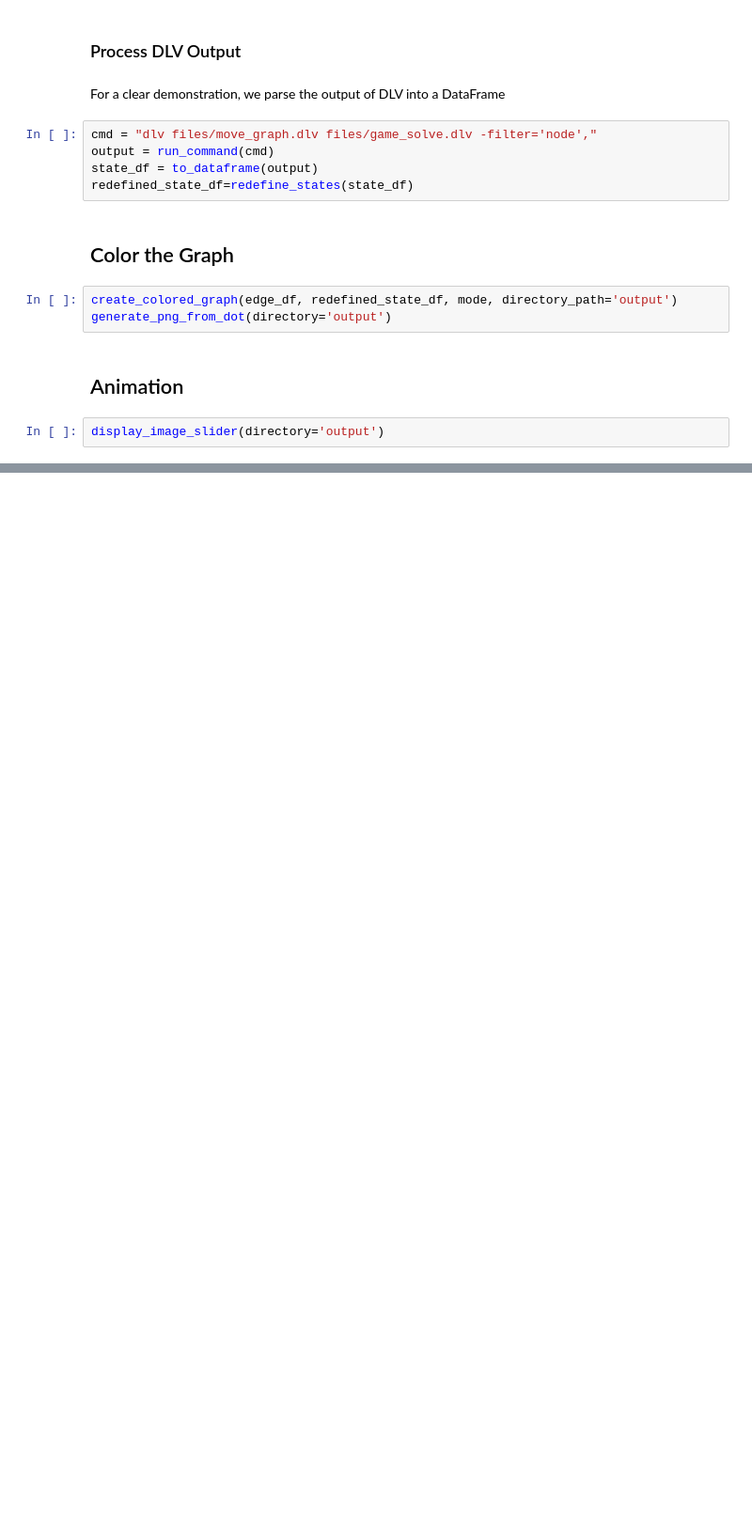
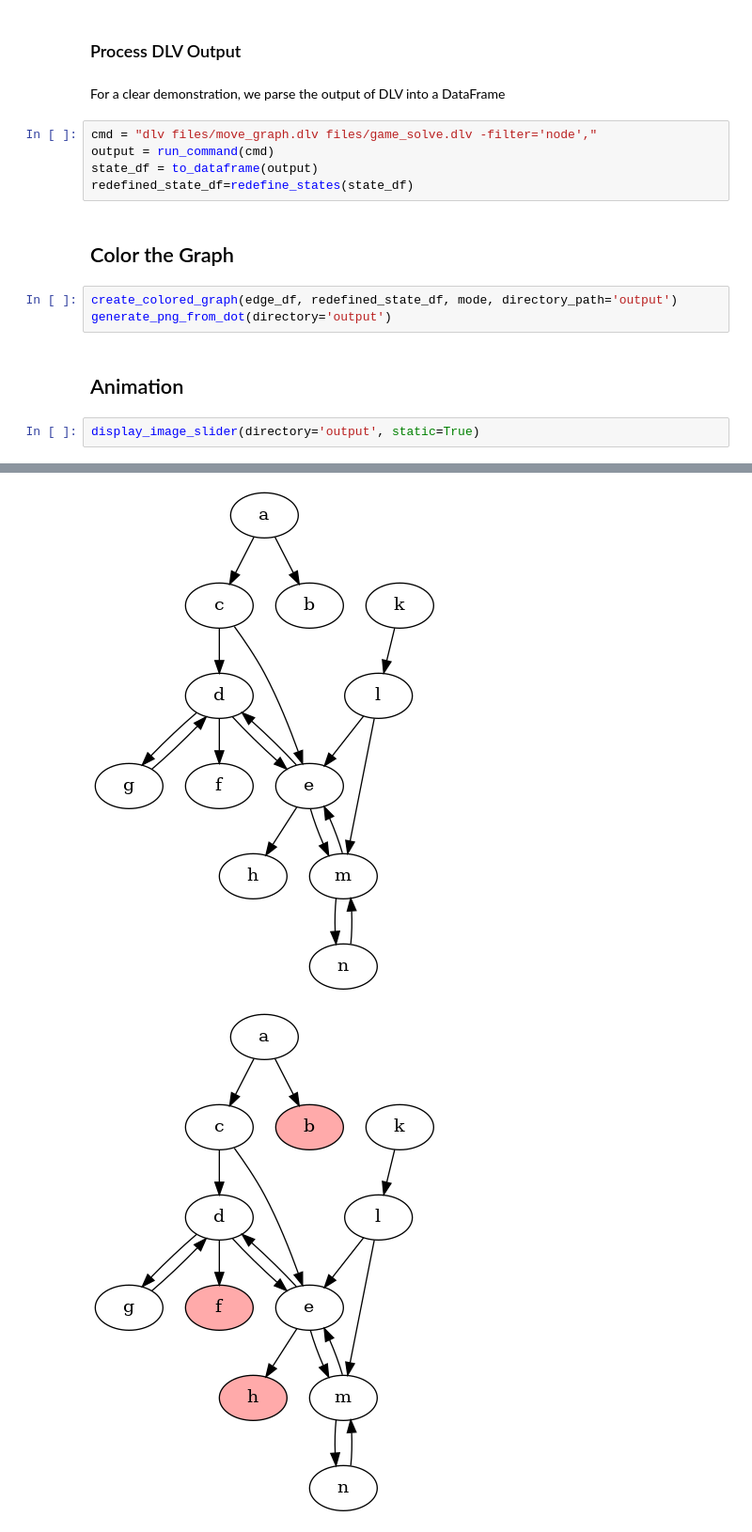
Before and after one commit to idaks/Games-and-Argumentation, a Jupyter notebook: XLoKR-2023/2-Statelog_version/demo_statelog_version.ipynb, the cells around one changed output, grey strips where cells are left out. Shown at 94% size. Saved outputs shown, nothing was run; the diff lists cells and outputs as text; blank space fills up the shorter version.

Commit message:
add static graph

```diff
--- a/XLoKR-2023/2-Statelog_version/demo_statelog_version.ipynb
+++ b/XLoKR-2023/2-Statelog_version/demo_statelog_version.ipynb
@@ -167,8 +167,10 @@ generate_png_from_dot(directory='output')
 # %% [markdown]
 ## Animation
 # %%
-display_image_slider(directory='output')
+display_image_slider(directory='output', static=True)
 # %% [output]
 HBox(children=(Button(description='Previous', style=ButtonStyle()), Button(description='Next', style=ButtonSty…
 [interactive output not drawn]
 [interactive output not drawn]
+[figure, added]
+[figure, added]
```
Also changed, not shown: parts of 1 cell of this notebook, 3 other files.
